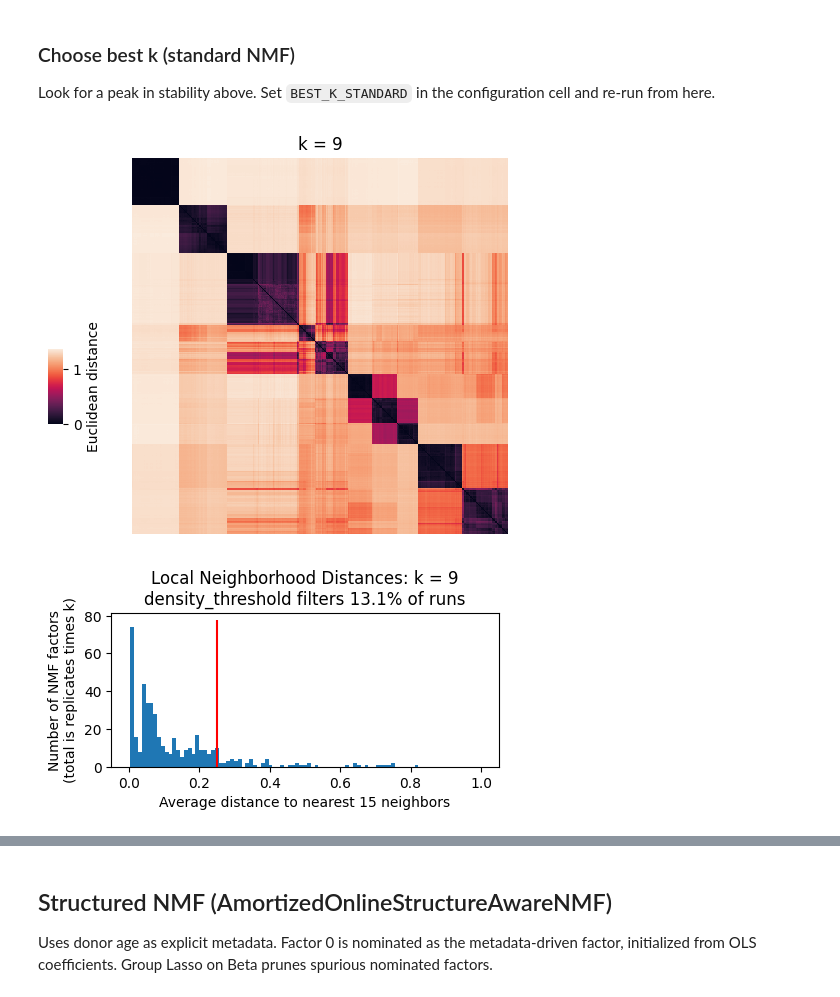
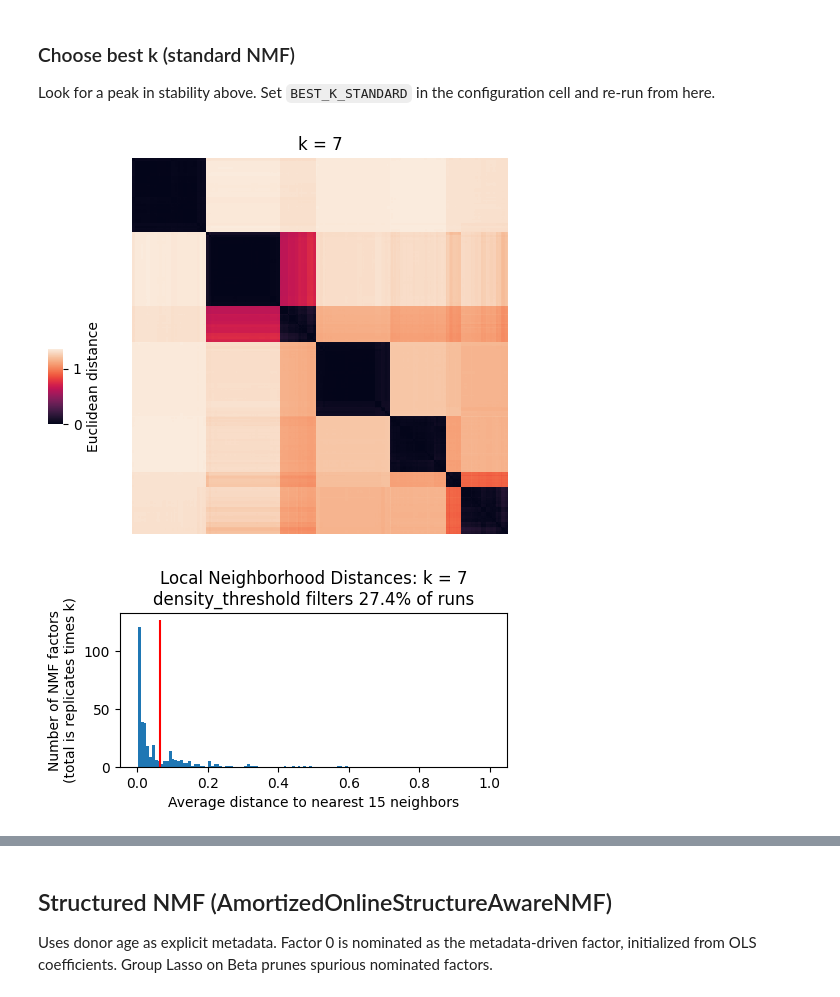
Before and after one commit to cellarium-ai/cellarium-ml, a Jupyter notebook: notebooks/cnmf_structured_demo.ipynb, the cells around one changed output, grey strips where cells are left out. Cells and saved outputs as stored; diff of their text form; code cells hidden in the pictures.

```diff
--- a/notebooks/cnmf_structured_demo.ipynb
+++ b/notebooks/cnmf_structured_demo.ipynb
@@ -24,8 +24,8 @@ BATCH_SIZE = 512                # training batch size
 LATENT_DIM = 64                 # encoder latent dimension
 
 # Set these AFTER viewing the stability plots below
-BEST_K_STANDARD = 9
-BEST_K_STRUCTURED = 9
+BEST_K_STANDARD = 7
+BEST_K_STRUCTURED = 7
 
 SEED = 0
 # %%
@@ -456,10 +463,10 @@ cellarium.ml.models.nmf - INFO - Calculating reconstruction error (requires an e
 
 Look for a peak in stability above. Set `BEST_K_STANDARD` in the configuration cell and re-run from here.
 # %%
-nmf_output_standard.plot_clustermap(k=9, density_threshold=0.25)
+nmf_output_standard.plot_clustermap(k=BEST_K_STANDARD, density_threshold=None)
 # %% [output]
-[figure, old version]
+[figure, new version]
-[figure, old version]
+[figure, new version]
 # %%
 df_loadings_standard = nmf_output_standard.compute_loadings(k=BEST_K_STANDARD, normalize=False)
 print(f"Loadings shape: {df_loadings_standard.shape}")
```
Also changed, not shown: parts of 15 cells of this notebook, 2 other files.
